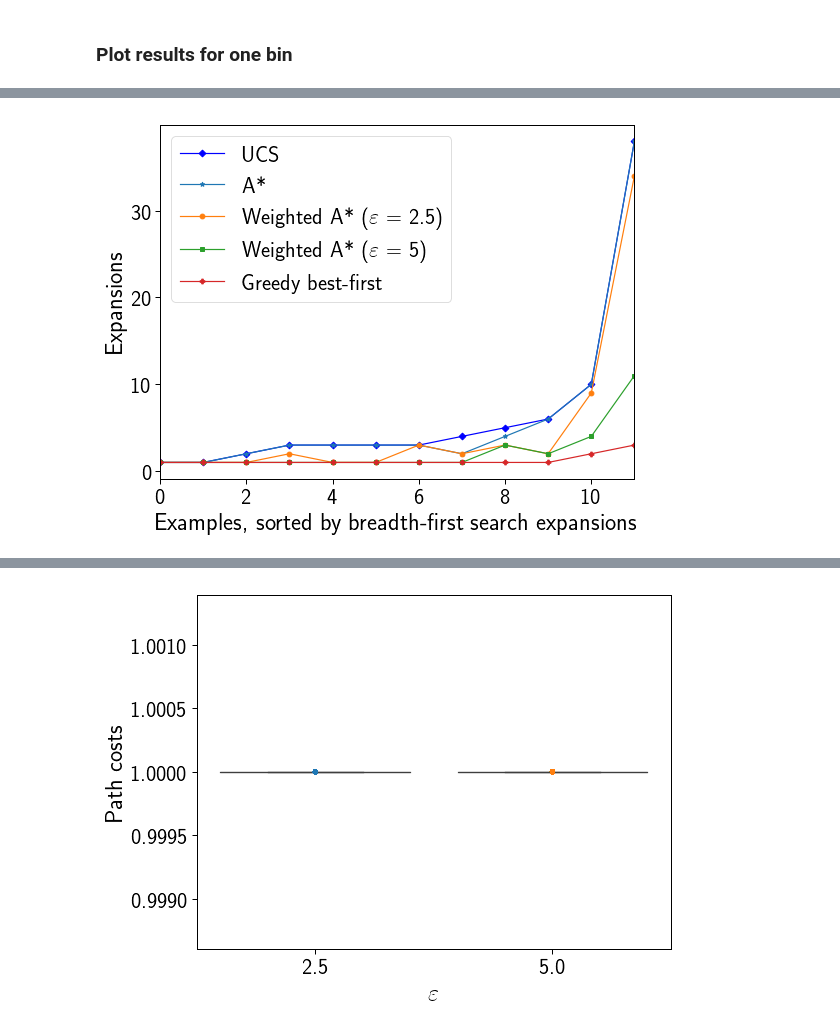
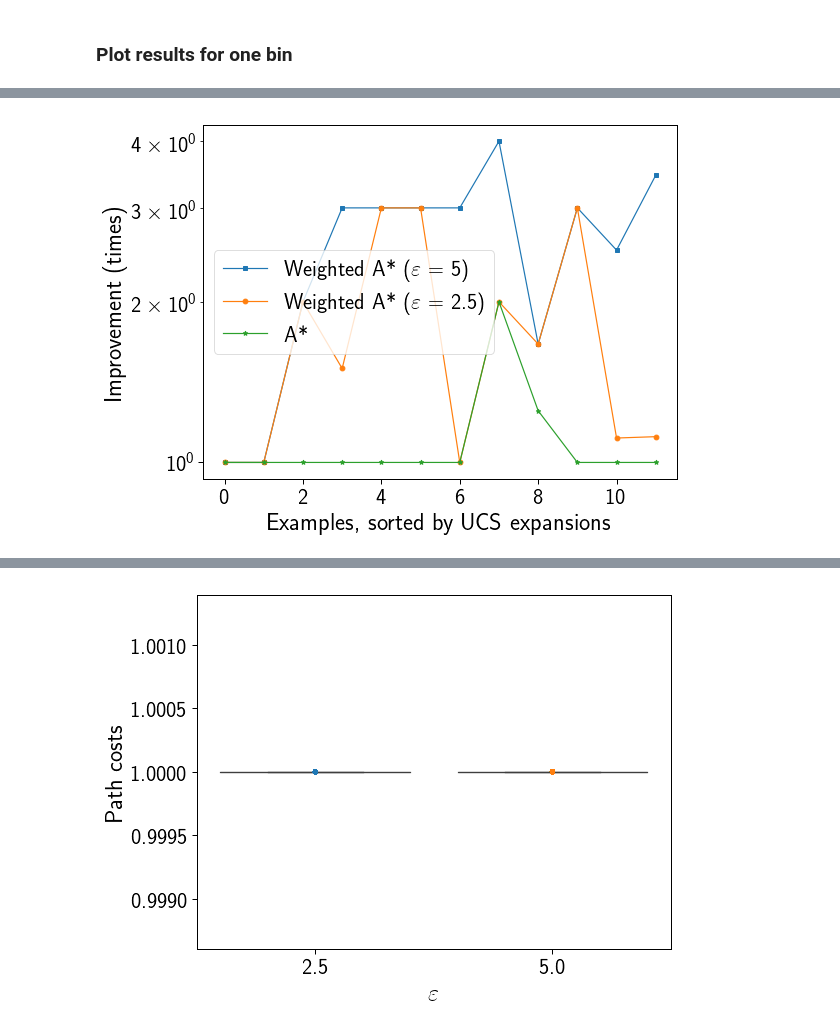
Before and after one commit to spring-epfl/trickster, a Jupyter notebook: notebooks/credit_experiment.ipynb, the cells around one changed output, grey strips where cells are left out. Drawn from its saved outputs; the diff is of its cells as text; code cells hidden in the pictures.

```diff
--- a/notebooks/credit_experiment.ipynb
+++ b/notebooks/credit_experiment.ipynb
@@ -45,23 +45,28 @@ def group_by_key(data, key):
 def save_fig(fig, name_template, *args, **kwargs):
     fig.savefig(os.path.join(FIGS_PATH, name_template.format(*args, **kwargs)))
 # %%
-def get_improvement(ast_results, ucs_results):
+def get_runtime_improvement(ast_results, ucs_results):
     assert ast_results['index'].equals(ucs_results['index'])
     assert ast_results['found'].equals(ucs_results['found'])
 
-    # Get the expansion arrays.
+    # Get the measurements
     ucs_expansions = ucs_results['nodes_expanded']
     ast_expansions = ast_results['nodes_expanded']
+    ucs_runtimes = ucs_results['runtime']
+    ast_runtimes = ast_results['runtime']
 
-    # Obtain indexes that would sort the ucs expansions array.
+    # Obtain indexes that would sort the UCS expansions array.
     idxs = np.argsort(ucs_expansions.values)
 
-    # Use indexes to sort ucs and A* expansions arrays and compute improvement.
+    # Use indexes to sort UCS and A* expansion counts and runtimes.
     ucs_expansions_sorted = ucs_expansions.values[idxs]
     ast_expansions_sorted = ast_expansions.values[idxs]
+    ucs_runtimes_sorted = ucs_runtimes.values[idxs]
+    ast_runtimes_sorted = ast_runtimes.values[idxs]
 
     improvement = (ucs_expansions_sorted / ast_expansions_sorted)
-    return improvement, ast_expansions_sorted, ucs_expansions_sorted
+    return improvement, ast_runtimes_sorted, ucs_runtimes_sorted, \
+           ast_expansions_sorted, ucs_expansions_sorted
 # %%
 def get_path_cost_increase(ast_results, ucs_results):
     assert ast_results['index'].equals(ucs_results['index'])
@@ -221,28 +287,22 @@ ucs_sort = improvement[2] # changing epslion does not change ucs results
 # %%
 fig, ax = plt.subplots()
 
-ax.plot(ucs_sort, color='blue', label='UCS', marker=MARKERS[0])
-ax.plot(ast_sorts[1], label='A*', marker=MARKERS[1])
-
-for i, eps in enumerate(WEIGHTED_EPSILONS):
-    ast_sort = ast_sorts[eps]
-    ax.plot(ast_sort, label='Weighted A* ($\\varepsilon$ = {})'.format(eps),
+for i, eps in reversed(list(enumerate(WEIGHTED_EPSILONS))):
+    improv = expansion_improvements_by_eps[eps]
+    ax.plot(improv, label='Weighted A* ($\\varepsilon$ = {})'.format(eps),
             marker=MARKERS[i + 2])
 
-ax.plot(ast_sorts[BEST_FIRST_EPSILON], label='Greedy best-first', marker=MARKERS[-1])
+ax.plot(expansion_improvements_by_eps[1], label='A*', marker=MARKERS[1])
 
-ax.set_xlabel('Examples, sorted by breadth-first search expansions')
-ax.set_ylabel('Expansions')
-# ax.set_yscale('log')
-ax.set_xlim(0, len(ucs_sort) - 1)
+ax.set_xlabel('Examples, sorted by UCS expansions')
+ax.set_ylabel('Improvement (times)')
+ax.set_yscale('log')
 ax.legend(loc='best')
 
 fig.set_figwidth(FIGWIDTH)
 fig.set_figheight(FIGHEIGHT)
 
-plt.show()
-
 if SAVE_PLOTS:
-    save_fig(fig, 'credit_performance_bin_{}.pdf', FOCUS_BINS)
+    save_fig(fig, 'credit_improvement_bin_{}.pdf', FOCUS_BINS)
 # %% [output]
-[figure, old version]
+[figure, new version]
```
Also changed, not shown: parts of 5 cells of this notebook, 1 other file.
